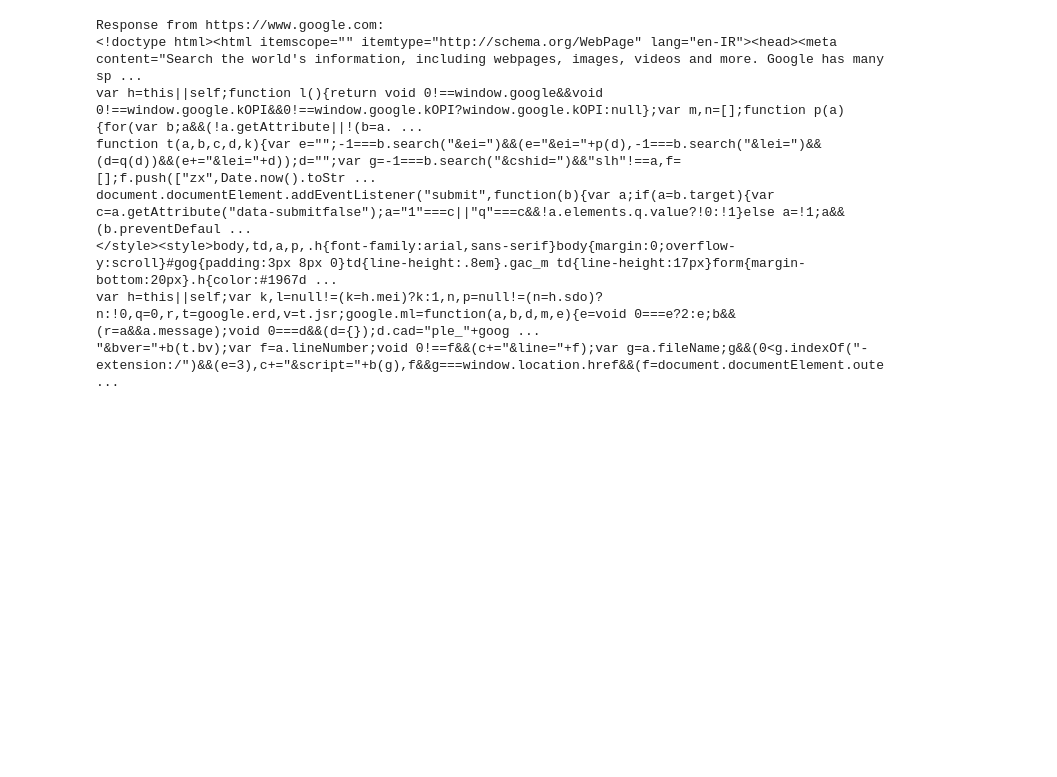
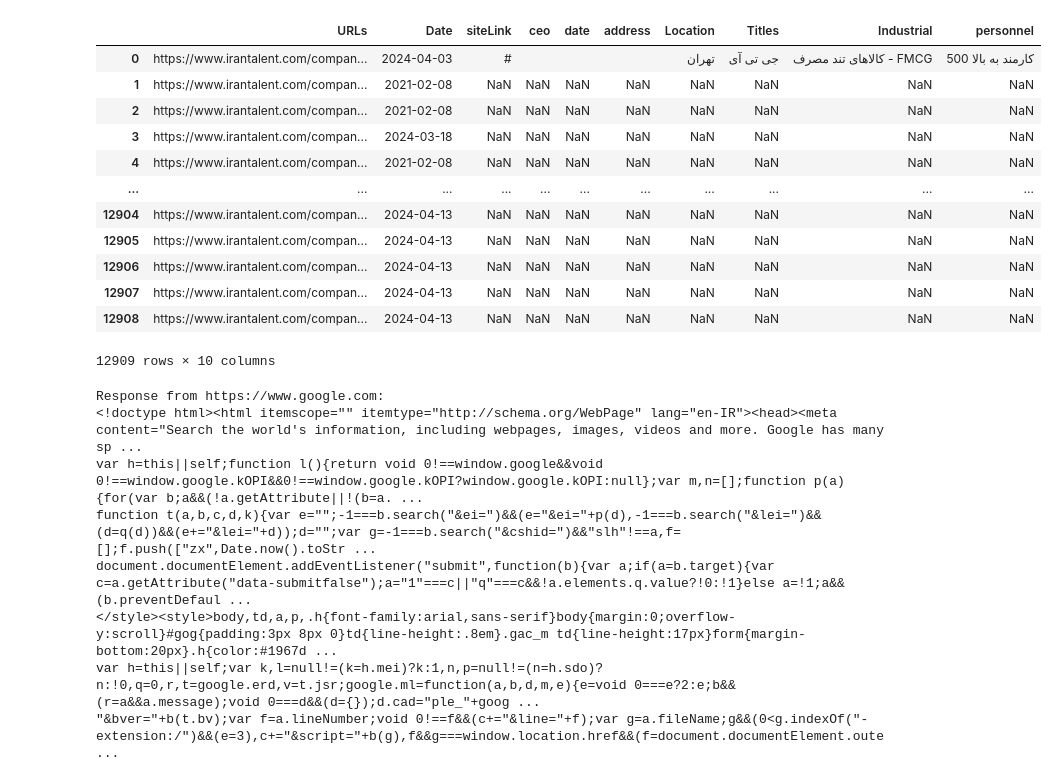
Before and after one commit to ehsanre1376/Web-Crawler, a Jupyter notebook: IranTalent/ReadOwerViewAsync.ipynb, the cells around one changed output. Drawn from its saved outputs; the diff is of its cells as text; code cells hidden in the pictures; blank space fills up the shorter version.

```diff
--- a/IranTalent/ReadOwerViewAsync.ipynb
+++ b/IranTalent/ReadOwerViewAsync.ipynb
@@ -195,3 +293,22 @@ df
+# %%
+"""# Install a pip package in the current Jupyter kernel
+import sys
+!{sys.executable} -m pip install aiohttp"""
+df
+# %% [output]
+|  | URLs | Date | siteLink | ceo | date | address | Location | Titles | Industrial | personnel |
+| 0 | https://www.irantalent.com/compan... | 2024-04-03 | # |  |  |  | تهران | جی تی آی | کالاهای تند مصرف - FMCG | 500 کارمند به بالا |
+| 1 | https://www.irantalent.com/compan... | 2021-02-08 | NaN | NaN | NaN | NaN | NaN | NaN | NaN | NaN |
+| 2 | https://www.irantalent.com/compan... | 2021-02-08 | NaN | NaN | NaN | NaN | NaN | NaN | NaN | NaN |
+| 3 | https://www.irantalent.com/compan... | 2024-03-18 | NaN | NaN | NaN | NaN | NaN | NaN | NaN | NaN |
+| 4 | https://www.irantalent.com/compan... | 2021-02-08 | NaN | NaN | NaN | NaN | NaN | NaN | NaN | NaN |
+| ... | ... | ... | ... | ... | ... | ... | ... | ... | ... | ... |
+| 12904 | https://www.irantalent.com/compan... | 2024-04-13 | NaN | NaN | NaN | NaN | NaN | NaN | NaN | NaN |
+| 12905 | https://www.irantalent.com/compan... | 2024-04-13 | NaN | NaN | NaN | NaN | NaN | NaN | NaN | NaN |
+| 12906 | https://www.irantalent.com/compan... | 2024-04-13 | NaN | NaN | NaN | NaN | NaN | NaN | NaN | NaN |
+| 12907 | https://www.irantalent.com/compan... | 2024-04-13 | NaN | NaN | NaN | NaN | NaN | NaN | NaN | NaN |
+| 12908 | https://www.irantalent.com/compan... | 2024-04-13 | NaN | NaN | NaN | NaN | NaN | NaN | NaN | NaN |
+12909 rows × 10 columns
 # %%
 import asyncio
 import requests
```
Also changed, not shown: parts of 2 cells of this notebook, 2 other files.
